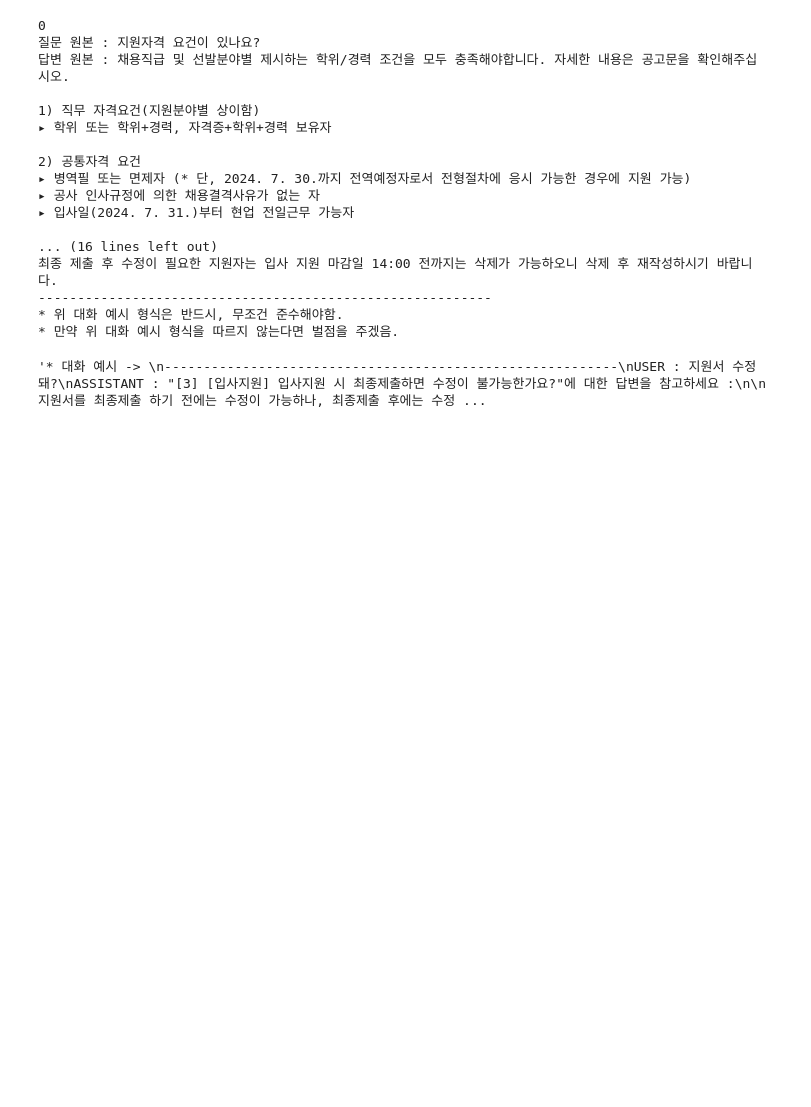
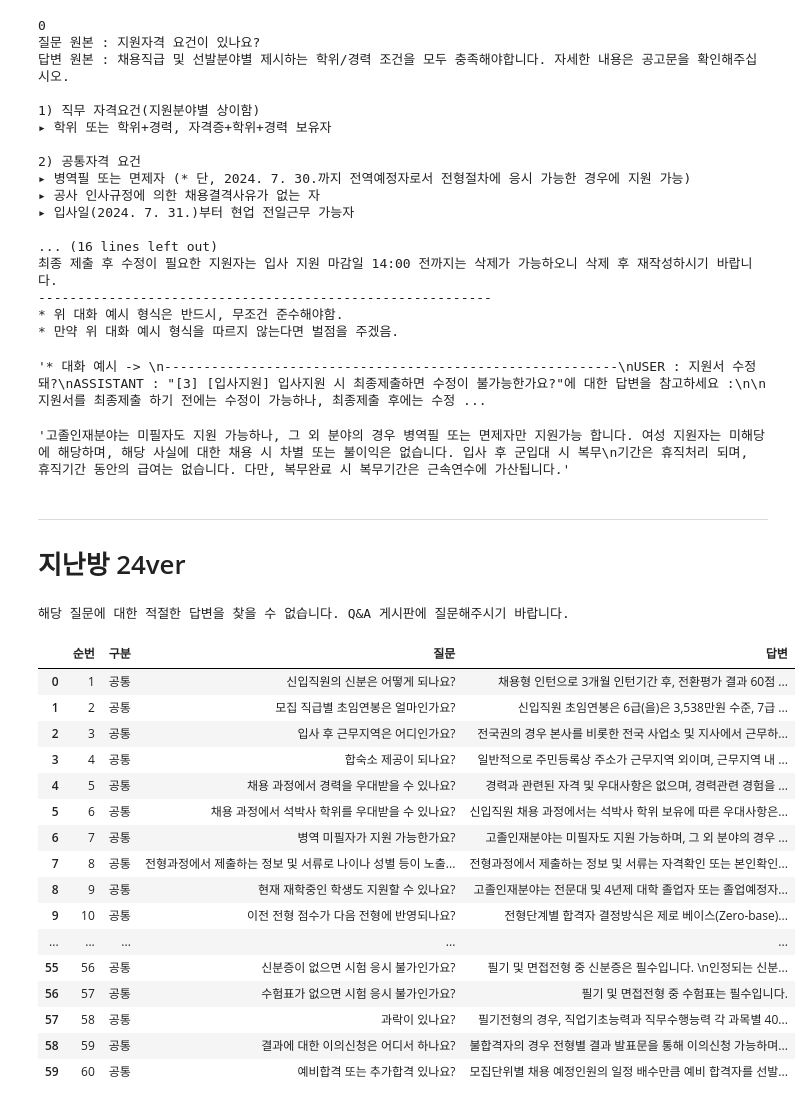
Before and after one commit to hunoNamtaehyeon/FAQ_st, a Jupyter notebook: chk_data.ipynb, the cells around one changed output. Drawn from its saved outputs; the diff is of its cells as text; code cells hidden in the pictures; blank space fills up the shorter version.

Commit message:
jinanbang2024

```diff
--- a/chk_data.ipynb
+++ b/chk_data.ipynb
@@ -284,3 +284,15 @@ with open(file_path + '/first_assistant.txt', 'r') as f:
 first_assistant
 # %% [output]
 '* 대화 예시 -> \n----------------------------------------------------------\nUSER : 지원서 수정 돼?\nASSISTANT : "[3] [입사지원] 입사지원 시 최종제출하면 수정이 불가능한가요?"에 대한 답변을 참고하세요 :\n\n지원서를 최종제출 하기 전에는 수정이 가능하나, 최종제출 후에는 수정 ...
+# %%
+answer_content = '''"[7] [공통] 병역 미필자가 지원 가능한가요?"에 대한 답변을 참고하세요 :
+
+고졸인재분야는 미필자도 지원 가능하나, 그 외 분야의 경우 병역필 또는 면제자만 지원가능 합니다. 여성 지원자는 미해당에 해당하며, 해당 사실에 대한 채용 시 차별 또는 불이익은 없습니다. 입사 후 군입대 시 복무
+기간은 휴직처리 되며, 휴직기간 동안의 급여는 없습니다. 다만, 복무완료 시 복무기간은 근속연수에 가산됩니다.'''
+
+"".join(answer_content.split("에 대한 답변을 참고하세요 :")[1:]).strip()
+# %% [output]
+'고졸인재분야는 미필자도 지원 가능하나, 그 외 분야의 경우 병역필 또는 면제자만 지원가능 합니다. 여성 지원자는 미해당에 해당하며, 해당 사실에 대한 채용 시 차별 또는 불이익은 없습니다. 입사 후 군입대 시 복무\n기간은 휴직처리 되며, 휴직기간 동안의 급여는 없습니다. 다만, 복무완료 시 복무기간은 근속연수에 가산됩니다.'
+# %% [markdown]
+---
+# 지난방 24ver
@@ -286,0 +310,29 @@ first_assistant
+# %%
+file_path = './FAQ_st/datas/jinanbang2024'
+df = pd.read_excel(file_path + '/한난_24상 공채_FAQ_240529_최종.xlsx', engine='openpyxl', dtype=object)
+df.dropna(axis=0, inplace=True)
+df = df[1:].reset_index(drop=True)
+df.columns = ['순번', '구분', '질문', '답변']
+no_info_answer = df.iloc[0,-1]
+df = df[1:].reset_index(drop=True)
+print(no_info_answer)
+display(df)
+# %% [output]
+해당 질문에 대한 적절한 답변을 찾을 수 없습니다. Q&A 게시판에 질문해주시기 바랍니다.
+|  | 순번 | 구분 | 질문 | 답변 |
+| 0 | 1 | 공통 | 신입직원의 신분은 어떻게 되나요? | 채용형 인턴으로 3개월 인턴기간 후, 전환평가 결과 60점 ... |
+| 1 | 2 | 공통 | 모집 직급별 초임연봉은 얼마인가요? | 신입직원 초임연봉은 6급(을)은 3,538만원 수준, 7급 ... |
+| 2 | 3 | 공통 | 입사 후 근무지역은 어디인가요? | 전국권의 경우 본사를 비롯한 전국 사업소 및 지사에서 근무하... |
+| 3 | 4 | 공통 | 합숙소 제공이 되나요? | 일반적으로 주민등록상 주소가 근무지역 외이며, 근무지역 내 ... |
+| 4 | 5 | 공통 | 채용 과정에서 경력을 우대받을 수 있나요? | 경력과 관련된 자격 및 우대사항은 없으며, 경력관련 경험을 ... |
+| 5 | 6 | 공통 | 채용 과정에서 석박사 학위를 우대받을 수 있나요? | 신입직원 채용 과정에서는 석박사 학위 보유에 따른 우대사항은... |
+| 6 | 7 | 공통 | 병역 미필자가 지원 가능한가요? | 고졸인재분야는 미필자도 지원 가능하며, 그 외 분야의 경우 ... |
+| 7 | 8 | 공통 | 전형과정에서 제출하는 정보 및 서류로 나이나 성별 등이 노출... | 전형과정에서 제출하는 정보 및 서류는 자격확인 또는 본인확인... |
+| 8 | 9 | 공통 | 현재 재학중인 학생도 지원할 수 있나요? | 고졸인재분야는 전문대 및 4년제 대학 졸업자 또는 졸업예정자... |
+| 9 | 10 | 공통 | 이전 전형 점수가 다음 전형에 반영되나요? | 전형단계별 합격자 결정방식은 제로 베이스(Zero-base)... |
+| ... | ... | ... | ... | ... |
+| 55 | 56 | 공통 | 신분증이 없으면 시험 응시 불가인가요? | 필기 및 면접전형 중 신분증은 필수입니다. \n인정되는 신분... |
+| 56 | 57 | 공통 | 수험표가 없으면 시험 응시 불가인가요? | 필기 및 면접전형 중 수험표는 필수입니다. |
+| 57 | 58 | 공통 | 과락이 있나요? | 필기전형의 경우, 직업기초능력과 직무수행능력 각 과목별 40... |
+| 58 | 59 | 공통 | 결과에 대한 이의신청은 어디서 하나요? | 불합격자의 경우 전형별 결과 발표문을 통해 이의신청 가능하며... |
+| 59 | 60 | 공통 | 예비합격 또는 추가합격 있나요? | 모집단위별 채용 예정인원의 일정 배수만큼 예비 합격자를 선발... |
```
Also changed, not shown: parts of 11 cells of this notebook, 11 other files.
